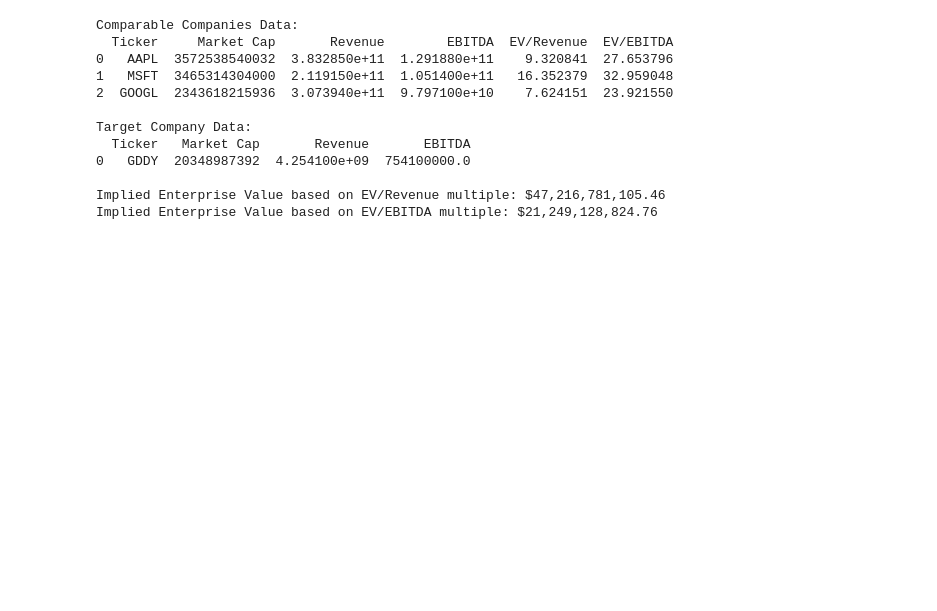
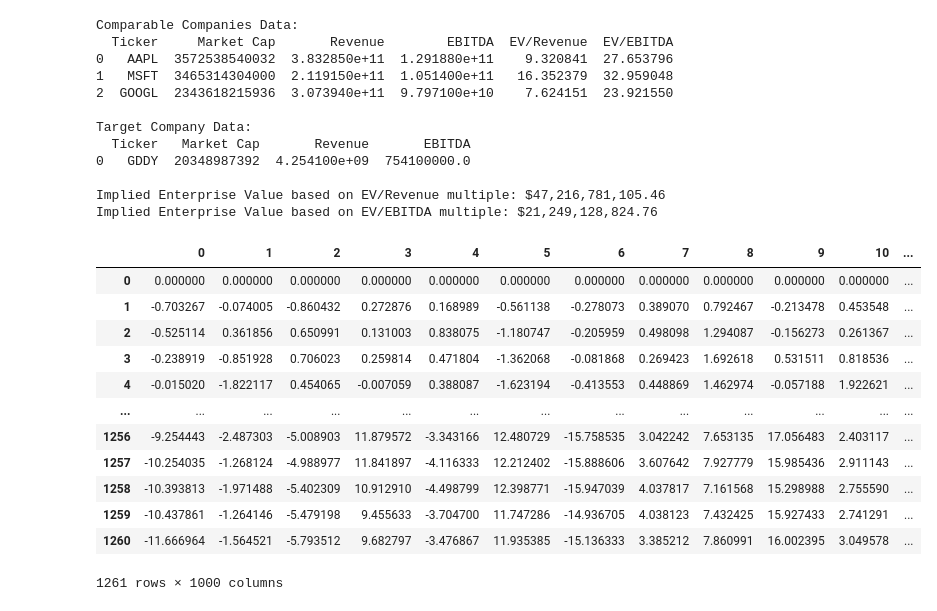
Before and after one commit to ab123-bruh/fund_temp, a Jupyter notebook: mvtest.ipynb, the cells around one changed output. Cells and saved outputs as stored; diff of their text form; code cells hidden in the pictures; blank space fills up the shorter version.

Commit message:
Monte carlo & hurst added.

```diff
--- a/mvtest.ipynb
+++ b/mvtest.ipynb
@@ -459,32 +459,47 @@ find_closest_tickers("AAPL", data)
 # yoy_dataset = yoy_dataset.reset_index(drop=True)
 # %%
 import matplotlib.pyplot as plt
-from stochastic.processes.continuous import FractionalBrownianMotion
+from stochastic.processes.noise import FractionalGaussianNoise
 import yfinance as yf
 import numpy as np
 
 df = yf.download('CORT', start='2020-01-01', progress=False)
-start = df["Adj Close"].values.tolist()[-1]
+num_days = 252
 
-num_days = 252
 num_simulations = 1000
-H = 0.37
-
-fbm = FractionalBrownianMotion(hurst=H,t=num_days)
-simulation = np.zeros((num_days+1, num_simulations))
+simulation = np.zeros((num_days*5+1, num_simulations))
 
 for i in range(num_simulations):
-  sim = fbm._sample_fractional_brownian_motion(num_days)
+  H = np.random.uniform(low=.3,high=.6)
+  fgn = FractionalGaussianNoise(hurst=H,t=num_days)
+  sim = fgn._sample_fractional_gaussian_noise(num_days*5)
+  sim = sim.cumsum()
+  sim = np.insert(sim, [0], 0)
   simulation[:, i] += sim
 
-simulation += start
+start = df["Adj Close"].values.tolist()[-1]
+simulation =  pd.DataFrame(simulation) + start
 
-simulation = simulation.T
 
 for i in range(num_simulations):
-    plt.plot(simulation[i], lw=0.5)
+    plt.plot(simulation[i], lw=0.5,color="black")
 
-plt.title(f"Monte Carlo Simulation of Future Prices Using fBm (H={H})")
-plt.xlabel("Days")
+
+plt.title(f"Monte Carlo Simulation of Future Prices Using fBm")
+plt.xlabel("Points")
 plt.ylabel("Price")
 plt.show()
+# %% [output]
+|  | 0 | 1 | 2 | 3 | 4 | 5 | 6 | 7 | 8 | 9 | 10 | ... |
+| 0 | 0.000000 | 0.000000 | 0.000000 | 0.000000 | 0.000000 | 0.000000 | 0.000000 | 0.000000 | 0.000000 | 0.000000 | 0.000000 | ... |
+| 1 | -0.703267 | -0.074005 | -0.860432 | 0.272876 | 0.168989 | -0.561138 | -0.278073 | 0.389070 | 0.792467 | -0.213478 | 0.453548 | ... |
+| 2 | -0.525114 | 0.361856 | 0.650991 | 0.131003 | 0.838075 | -1.180747 | -0.205959 | 0.498098 | 1.294087 | -0.156273 | 0.261367 | ... |
+| 3 | -0.238919 | -0.851928 | 0.706023 | 0.259814 | 0.471804 | -1.362068 | -0.081868 | 0.269423 | 1.692618 | 0.531511 | 0.818536 | ... |
+| 4 | -0.015020 | -1.822117 | 0.454065 | -0.007059 | 0.388087 | -1.623194 | -0.413553 | 0.448869 | 1.462974 | -0.057188 | 1.922621 | ... |
+| ... | ... | ... | ... | ... | ... | ... | ... | ... | ... | ... | ... | ... |
+| 1256 | -9.254443 | -2.487303 | -5.008903 | 11.879572 | -3.343166 | 12.480729 | -15.758535 | 3.042242 | 7.653135 | 17.056483 | 2.403117 | ... |
+| 1257 | -10.254035 | -1.268124 | -4.988977 | 11.841897 | -4.116333 | 12.212402 | -15.888606 | 3.607642 | 7.927779 | 15.985436 | 2.911143 | ... |
+| 1258 | -10.393813 | -1.971488 | -5.402309 | 10.912910 | -4.498799 | 12.398771 | -15.947039 | 4.037817 | 7.161568 | 15.298988 | 2.755590 | ... |
+| 1259 | -10.437861 | -1.264146 | -5.479198 | 9.455633 | -3.704700 | 11.747286 | -14.936705 | 4.038123 | 7.432425 | 15.927433 | 2.741291 | ... |
+| 1260 | -11.666964 | -1.564521 | -5.793512 | 9.682797 | -3.476867 | 11.935385 | -15.136333 | 3.385212 | 7.860991 | 16.002395 | 3.049578 | ... |
+1261 rows × 1000 columns
```
Also changed, not shown: 5 other files.
